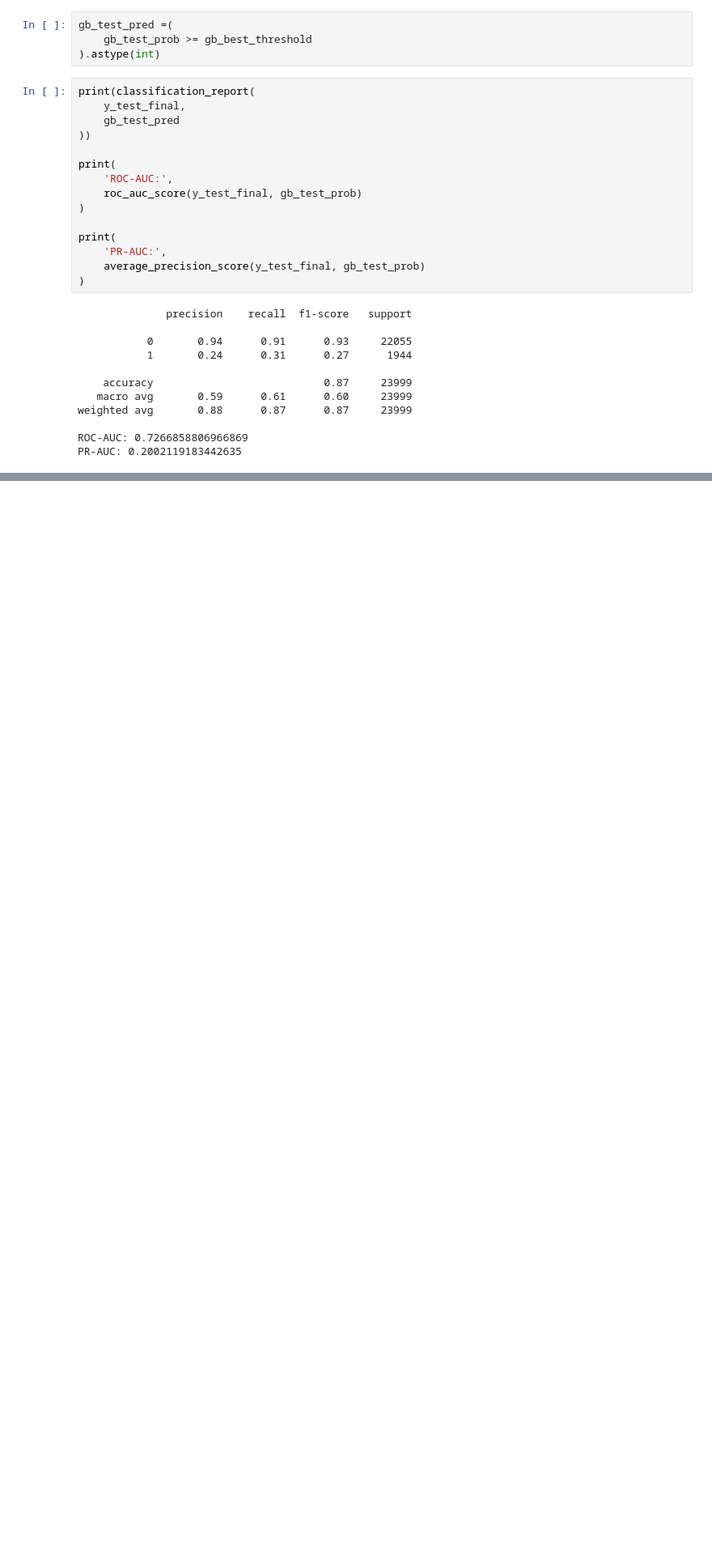
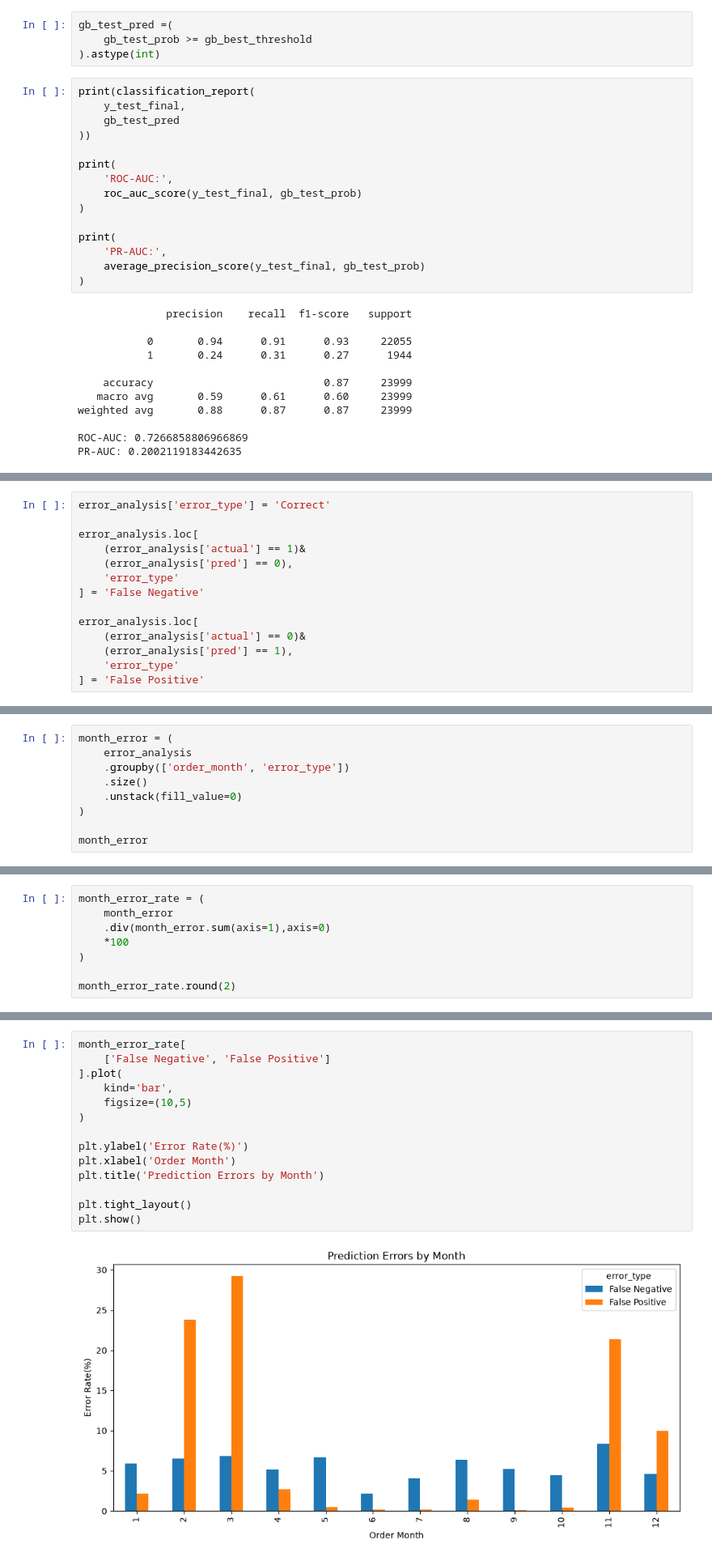
Before and after one commit to 1936196484leex-cloud/ecommerce-delivery-analysis, a Jupyter notebook: notebooks/01_data_explpration.ipynb, the cells around one changed output, grey strips where cells are left out. Shown at 81% size. Drawn from its saved outputs; the diff is of its cells as text; blank space fills up the shorter version.

Commit message:
complete risk analysis and documation

```diff
--- a/notebooks/01_data_explpration.ipynb
+++ b/notebooks/01_data_explpration.ipynb
@@ -2262,0 +2361,14 @@ PR-AUC: 0.2002119183442635
+# %%
+error_analysis['error_type'] = 'Correct'
+
+error_analysis.loc[
+    (error_analysis['actual'] == 1)&
+    (error_analysis['pred'] == 0),
+    'error_type'
+] = 'False Negative'
+
+error_analysis.loc[
+    (error_analysis['actual'] == 0)&
+    (error_analysis['pred'] == 1),
+    'error_type'
+] = 'False Positive'
@@ -2262,0 +2486,9 @@ PR-AUC: 0.2002119183442635
+# %%
+month_error = (
+    error_analysis
+    .groupby(['order_month', 'error_type'])
+    .size()
+    .unstack(fill_value=0)
+)
+
+month_error
@@ -2262,0 +2510,8 @@ PR-AUC: 0.2002119183442635
+# %%
+month_error_rate = (
+    month_error
+    .div(month_error.sum(axis=1),axis=0)
+    *100
+)
+
+month_error_rate.round(2)
@@ -2262,0 +2533,16 @@ PR-AUC: 0.2002119183442635
+# %%
+month_error_rate[
+    ['False Negative', 'False Positive']
+].plot(
+    kind='bar',
+    figsize=(10,5)
+)
+
+plt.ylabel('Error Rate(%)')
+plt.xlabel('Order Month')
+plt.title('Prediction Errors by Month')
+
+plt.tight_layout()
+plt.show()
+# %% [output]
+[figure, added]
```
Also changed, not shown: parts of 30 cells of this notebook, 1 other file.
